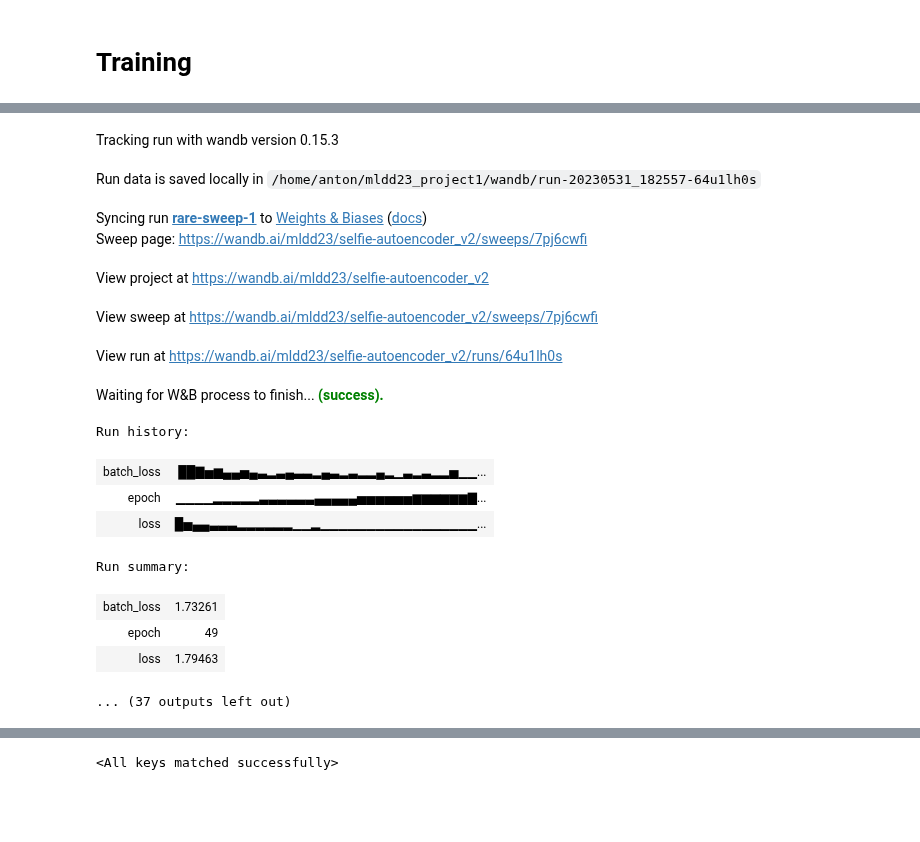
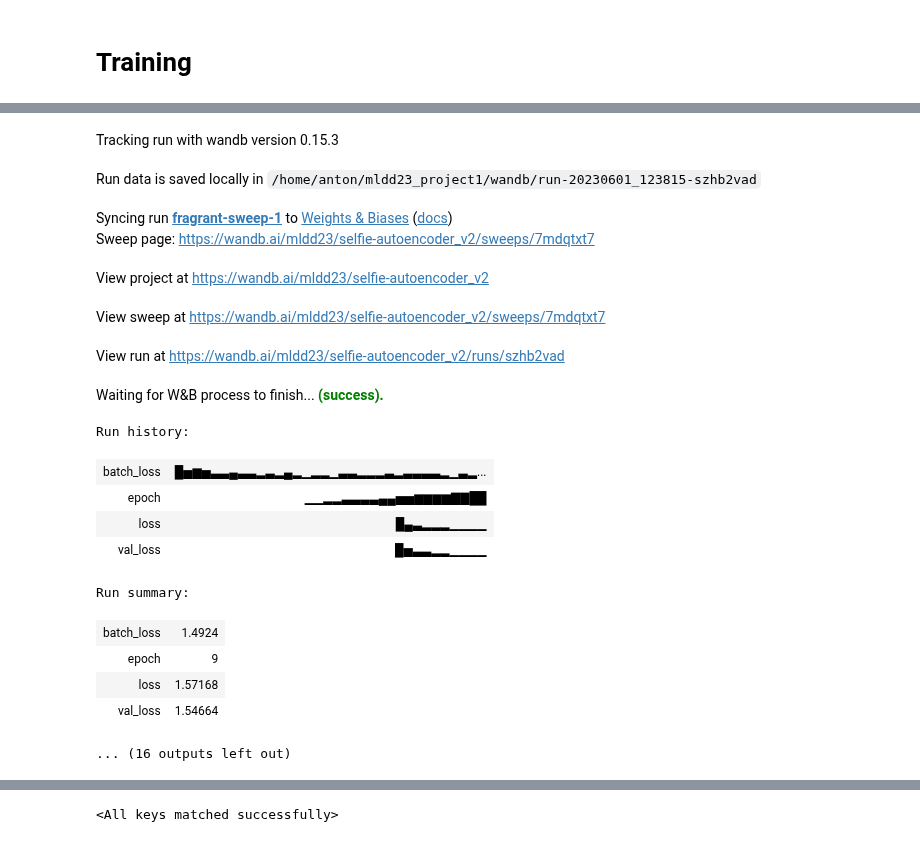
Before and after one commit to asiomchen/mldd23_project1, a Jupyter notebook: most_promising_GRU.ipynb, the cells around one changed output, grey strips where cells are left out. Cells and saved outputs as stored; diff of their text form; code cells hidden in the pictures; blank space fills up the shorter version.

```diff
--- a/most_promising_GRU.ipynb
+++ b/most_promising_GRU.ipynb
@@ -230,12 +254,18 @@ class Autoencoder(nn.Module):
                  emb_size=256,
                  hidden_size=256,
                  num_layers=2,
+                 teacher_forcing_ratio=0.5,
                  drop_prob=0.2):
         super(Autoencoder, self).__init__()
         self.encoder = EncoderNet(input_size, encoding_size)
         self.decoder = DecoderNet(dictionary_size, emb_size, hidden_size, num_layers, drop_prob)
+        self.teacher_forcing_ratio = teacher_forcing_ratio
 
-    def forward(self, src,trg, teacher_forcing_ratio=0.5):
+    def forward(self, src,trg, teacher_forcing_ratio=None):
+        teacher_forcing_ratio = self.teacher_forcing_ratio if teacher_forcing_ratio is None else teacher_forcing_ratio
+        # if in evaluation mode we don't use teacher forcing
+        if not self.training:
+            teacher_forcing_ratio = 0
         batch_size = src.shape[0]
         trg_len = trg.shape[1]
         trg_vocab_size = self.decoder.fc.out_features
@@ -418,11 +463,11 @@ def train(autoencoder, dataloader, num_epochs=50, device=device):
     return autoencoder
 # %%
 sweep_config = {
-    'method': 'random'
+    'method': 'bayes',
     }
 # %%
 metric = {
-    'name': 'loss',
+    'name': 'val_loss',
     'goal': 'minimize'
     }
 
@@ -491,11 +536,15 @@ def train_hyper(config=None):
                                   emb_size=config.emb_size,
                                   hidden_size=config.encoding_size,
                                   num_layers=config.num_layers,
+                                    teacher_forcing_ratio=config.teacher_forcing_ratio,
                                   drop_prob=config.drop_prob).to(device)
         dataloader = DataLoader(train_dataset, shuffle=True, batch_size=config.batch_size, drop_last=True)
+        val_dataloader = DataLoader(test_dataset, shuffle=False, batch_size=config.batch_size, drop_last=True)
         for i in tqdm(range(config.epochs)):
             avg_loss = train_epoch(autoencoder, dataloader, config.learning_rate)
+            val_loss = evaluate(autoencoder, val_dataloader)
             wandb.log({'epoch': i, 'loss': avg_loss})
+            wandb.log({'epoch': i, 'val_loss': val_loss})
 
 
 def train_epoch(autoencoder, dataloader, learning_rate):
@@ -515,7 +564,24 @@ def train_epoch(autoencoder, dataloader, learning_rate):
         optimizer.step()
         epoch_loss += loss.item()
         wandb.log({'batch_loss': loss.item()})
-    return epoch_loss / len(dataloader)
+    avg_loss = epoch_loss / len(dataloader)
+
+    return avg_loss
+
+def evaluate(autoencoder, dataloader):
+    autoencoder.eval()
+    criterion = nn.CrossEntropyLoss(ignore_index=vectorizer.char2idx['[nop]'])
+    epoch_loss = 0
+    for batch_idx, (src, trg) in enumerate(tqdm(dataloader)):
+        src = src.to(device)
+        trg = trg.to(device)
+        output = autoencoder(src, trg)
+        trg = trg[:, 1:]
+        output = output.permute(0, 2, 1)
+        loss = criterion(output, trg)
+        epoch_loss += loss.item()
+    avg_loss = epoch_loss / len(dataloader)
+    return avg_loss
 # %%
-wandb.agent(sweep_id, train_hyper, count=10)
+wandb.agent(sweep_id, train_hyper, count=15)
 # %% [output]
@@ -531,20 +599,22 @@ Failed to detect the name of this notebook, you can set it manually with the WAN
 Tracking run with wandb version 0.15.3
-Run data is saved locally in /home/anton/mldd23_project1/wandb/run-20230531_182557-64u1lh0s
+Run data is saved locally in /home/anton/mldd23_project1/wandb/run-20230601_123815-szhb2vad
-Syncing run rare-sweep-1 to Weights & Biases (docs)
-Sweep page: https://wandb.ai/mldd23/selfie-autoencoder_v2/sweeps/7pj6cwfi
+Syncing run fragrant-sweep-1 to Weights & Biases (docs)
+Sweep page: https://wandb.ai/mldd23/selfie-autoencoder_v2/sweeps/7mdqtxt7
 View project at https://wandb.ai/mldd23/selfie-autoencoder_v2
-View sweep at https://wandb.ai/mldd23/selfie-autoencoder_v2/sweeps/7pj6cwfi
+View sweep at https://wandb.ai/mldd23/selfie-autoencoder_v2/sweeps/7mdqtxt7
-View run at https://wandb.ai/mldd23/selfie-autoencoder_v2/runs/64u1lh0s
+View run at https://wandb.ai/mldd23/selfie-autoencoder_v2/runs/szhb2vad
 Waiting for W&B process to finish... (success).
 Run history:
-| batch_loss | ██▇▅▆▄▄▅▄▃▂▃▄▃▃▂▄▃▂▃▂▂▄▂▁▃▂▃▂▂▅▁▁... |
-| epoch | ▁▁▁▁▂▂▂▂▂▃▃▃▃▃▃▄▄▄▄▄▅▅▅▅▅▅▆▆▆▆▆▆▇... |
-| loss | █▅▄▄▃▃▃▂▂▂▂▂▂▁▁▂▁▁▁▁▁▁▁▁▁▁▁▁▁▁▁▁▁... |
+| batch_loss | █▅▆▅▃▃▄▃▃▂▃▂▄▂▁▂▂▁▃▃▂▂▂▃▂▃▃▃▃▂▁▃▂... |
+| epoch | ▁▁▂▂▃▃▃▃▄▄▅▅▆▆▆▆▇▇██ |
+| loss | █▄▃▂▂▂▁▁▁▁ |
+| val_loss | █▅▃▃▂▂▁▁▁▁ |
 Run summary:
-| batch_loss | 1.73261 |
-| epoch | 49 |
-| loss | 1.79463 |
+| batch_loss | 1.4924 |
+| epoch | 9 |
+| loss | 1.57168 |
+| val_loss | 1.54664 |
-... (37 outputs left out)
+... (16 outputs left out)
 # %%
 # #----HYPERPARAMETERS----CONSTANTS----#
 input_size=4860
```
Also changed, not shown: parts of 21 cells of this notebook.
